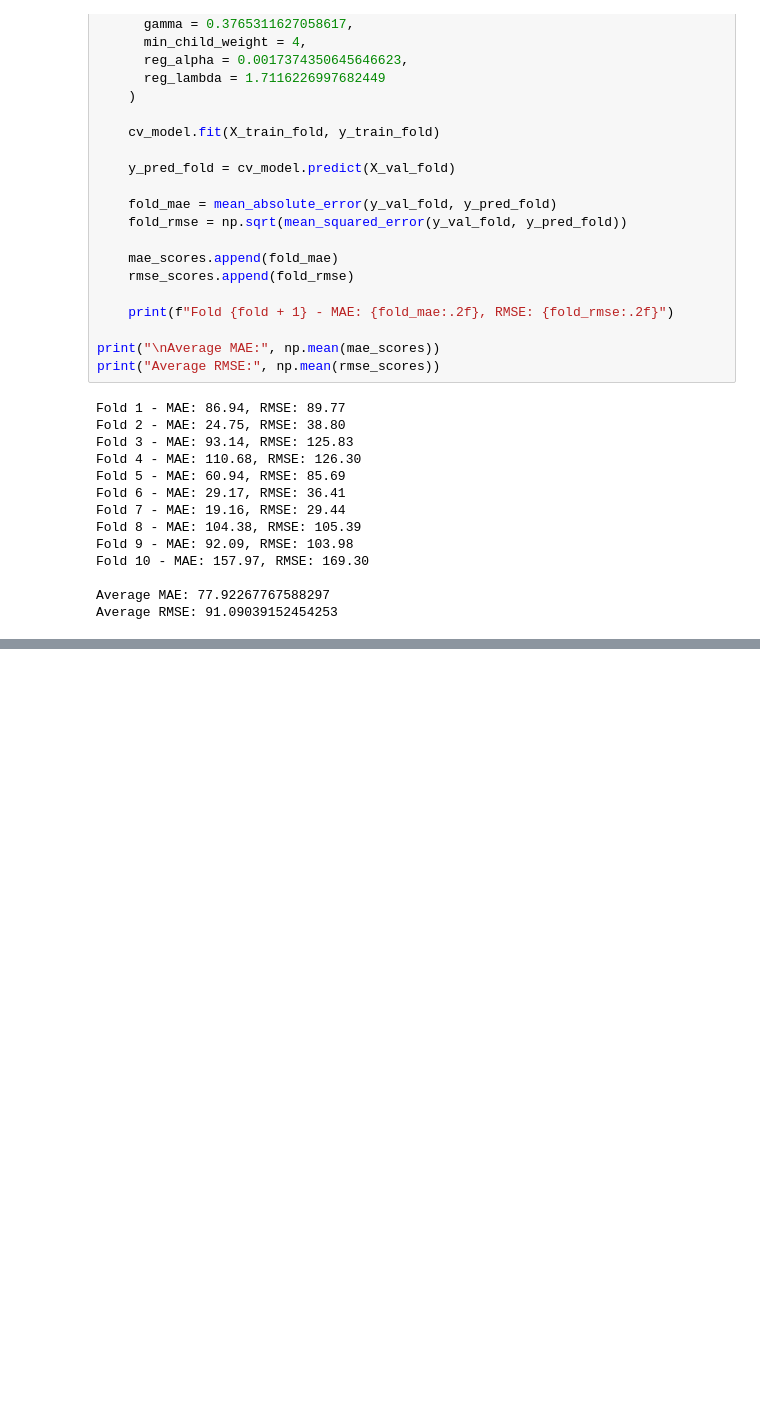
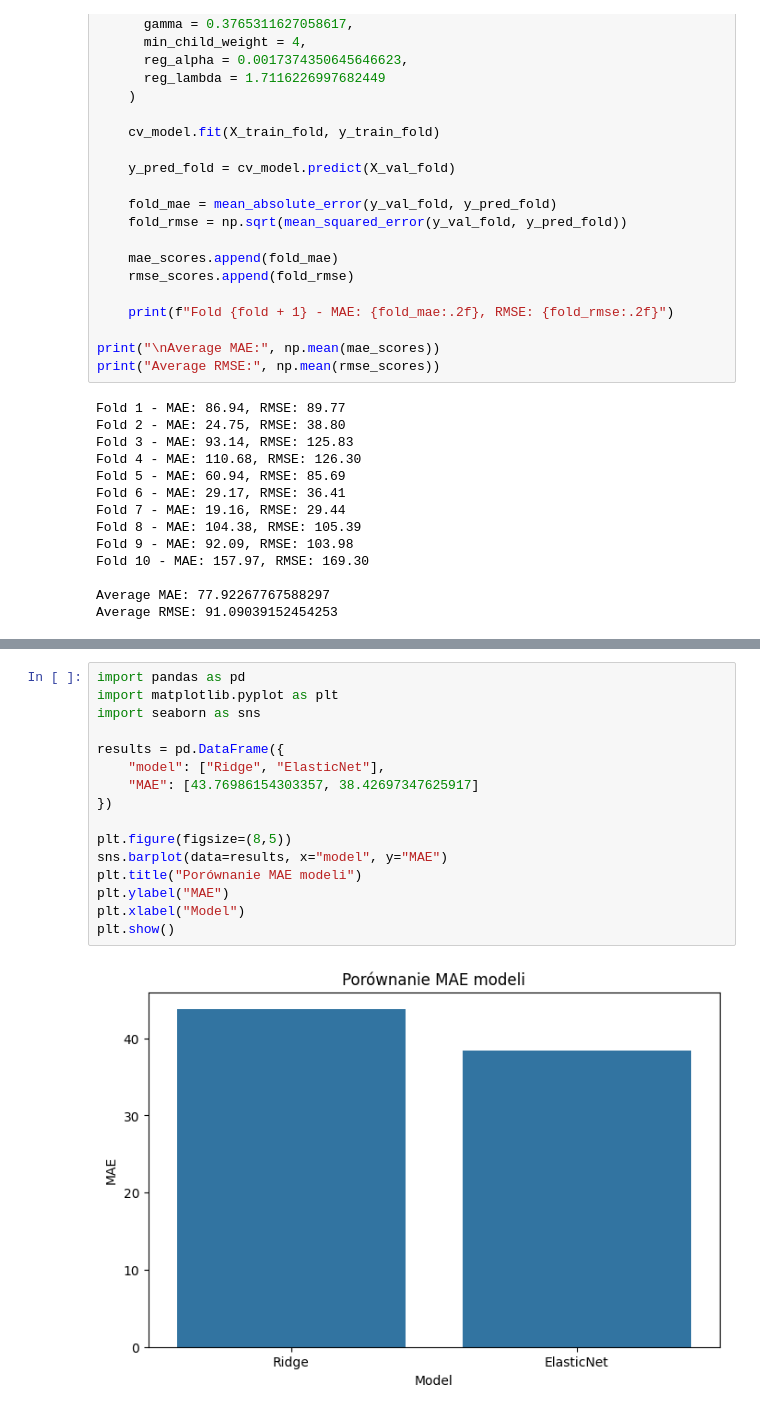
Before and after one commit to PickyRacoon/bee-trajectory-simulation, a Jupyter notebook: etap_4/model.ipynb, the cells around one changed output, grey strips where cells are left out. Drawn from its saved outputs; the diff is of its cells as text; blank space fills up the shorter version.

Commit message:
add: added model :elastic net

```diff
--- a/etap_4/model.ipynb
+++ b/etap_4/model.ipynb
@@ -567,0 +761,18 @@ Average RMSE: 91.09039152454253
+# %%
+import pandas as pd
+import matplotlib.pyplot as plt
+import seaborn as sns
+
+results = pd.DataFrame({
+    "model": ["Ridge", "ElasticNet"],
+    "MAE": [43.76986154303357, 38.42697347625917]
+})
+
+plt.figure(figsize=(8,5))
+sns.barplot(data=results, x="model", y="MAE")
+plt.title("Porównanie MAE modeli")
+plt.ylabel("MAE")
+plt.xlabel("Model")
+plt.show()
+# %% [output]
+[figure, added]
```
Also changed, not shown: parts of 26 cells of this notebook.
